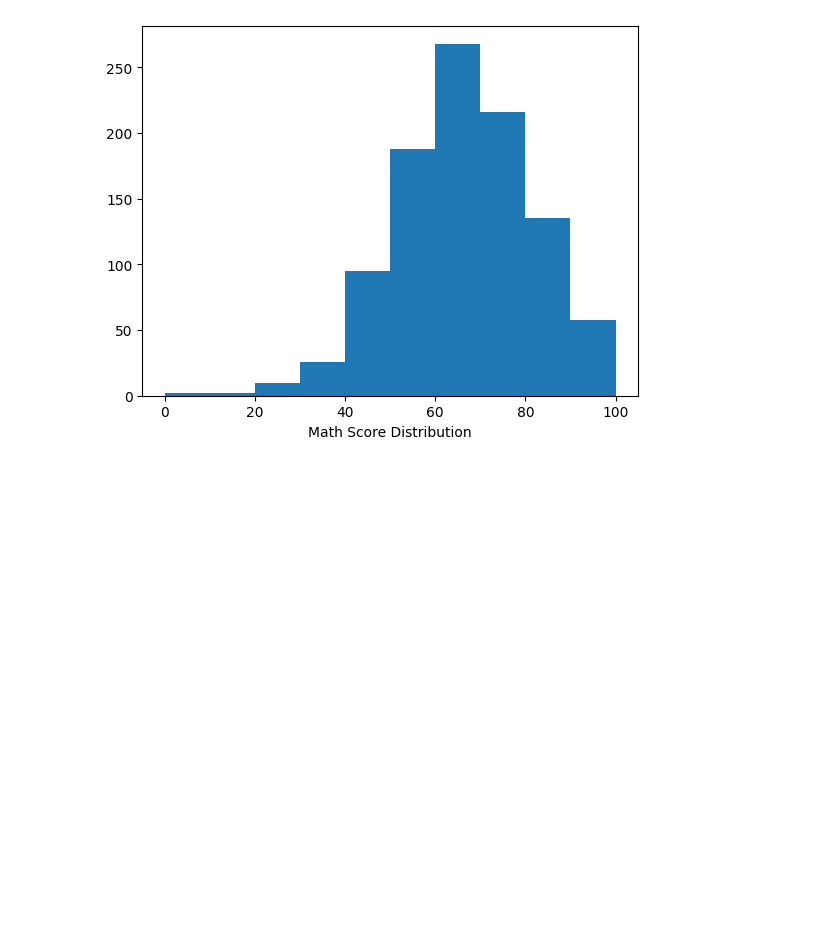
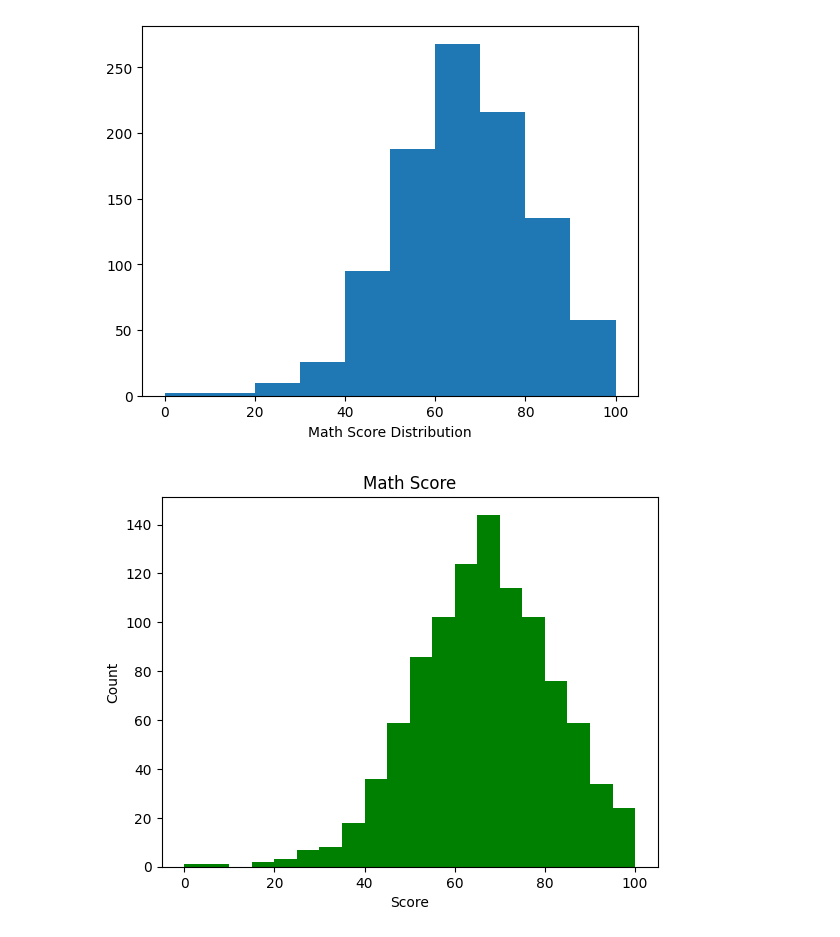
Before and after one commit to Nakib-Nasrullah/Research-Skill, a Jupyter notebook: 6_Matplotlib_and_Seaborn.ipynb, the cells around one changed output. Cells and saved outputs as stored; diff of their text form; code cells hidden in the pictures; blank space fills up the shorter version.

```diff
--- a/6_Matplotlib_and_Seaborn.ipynb
+++ b/6_Matplotlib_and_Seaborn.ipynb
@@ -219,3 +219,12 @@ plt.xlabel('Math Score Distribution')
 plt.show()
 # %% [output]
 [figure]
+# %%
+# With more bins
+plt.hist(students['math score'], bins = 20, color='green')
+plt.xlabel('Score')
+plt.ylabel('Count')
+plt.title('Math Score')
+plt.show()
+# %% [output]
+[figure, added]
```
